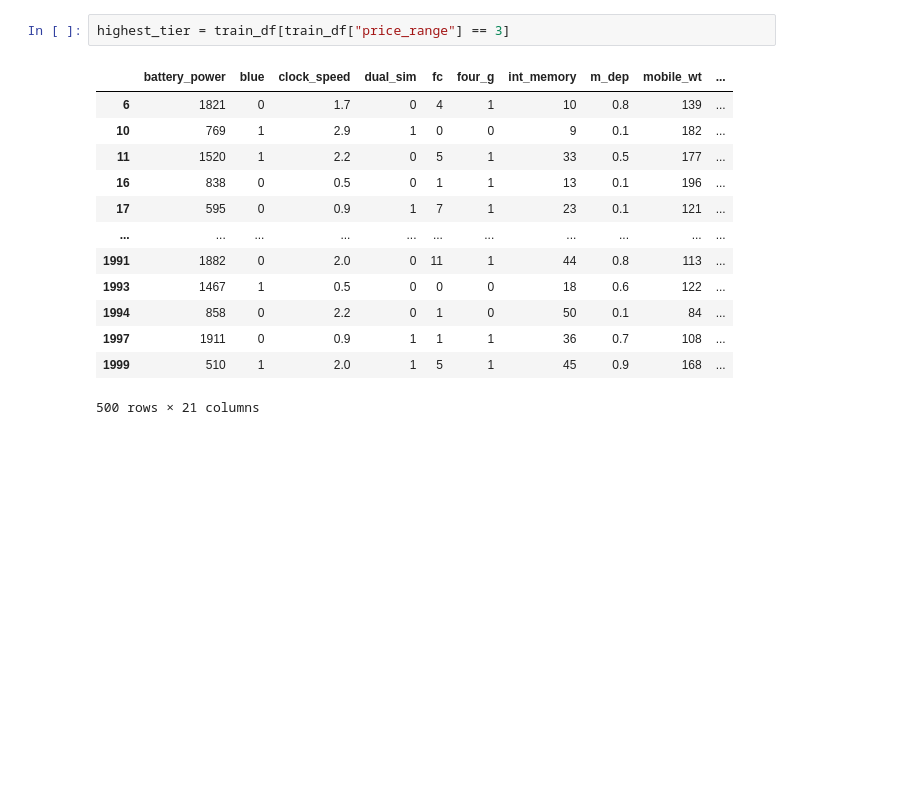
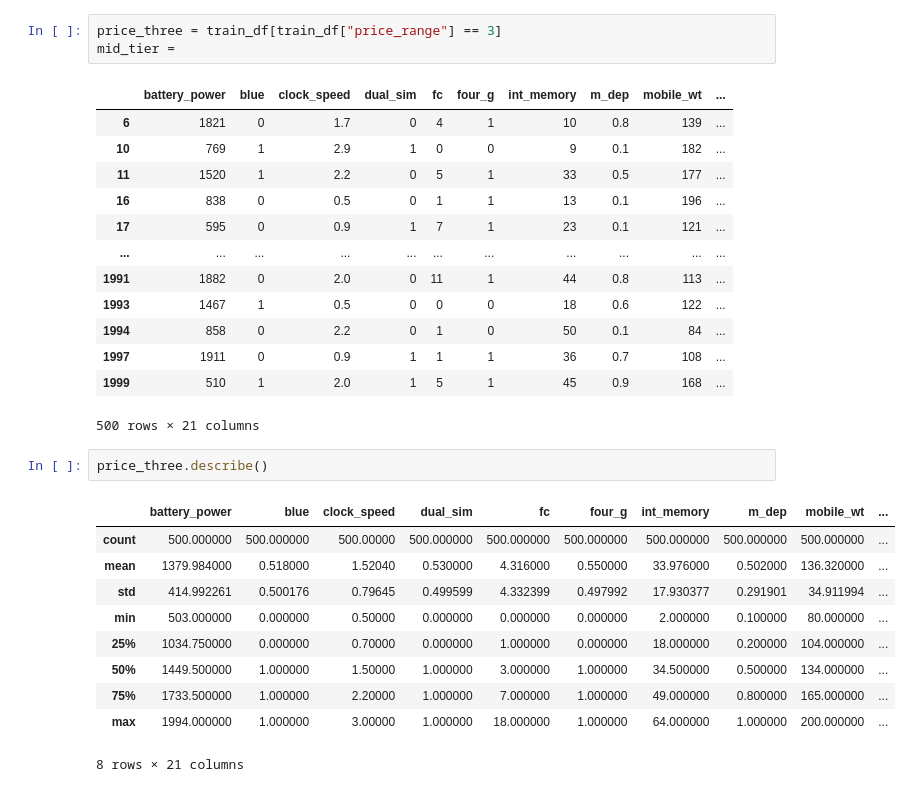
Before and after one commit to MaukanMir/Mobile-Price-Classification, a Jupyter notebook: training.ipynb, the cells around one changed output. Saved outputs shown, nothing was run; the diff lists cells and outputs as text; blank space fills up the shorter version.

Commit message:
Adding tier demographics

```diff
--- a/training.ipynb
+++ b/training.ipynb
@@ -55,7 +55,8 @@ train_df["price_range"].value_counts().plot.bar()
 <Axes: xlabel='price_range'>
 [figure]
 # %%
-highest_tier = train_df[train_df["price_range"] == 3]
+price_three = train_df[train_df["price_range"] == 3]
+mid_tier =
 # %% [output]
 |  | battery_power | blue | clock_speed | dual_sim | fc | four_g | int_memory | m_dep | mobile_wt | ... |
 | 6 | 1821 | 0 | 1.7 | 0 | 4 | 1 | 10 | 0.8 | 139 | ... |
@@ -70,3 +71,16 @@ highest_tier = train_df[train_df["price_range"] == 3]
 | 1997 | 1911 | 0 | 0.9 | 1 | 1 | 1 | 36 | 0.7 | 108 | ... |
 | 1999 | 510 | 1 | 2.0 | 1 | 5 | 1 | 45 | 0.9 | 168 | ... |
 500 rows × 21 columns
+# %%
+price_three.describe()
+# %% [output]
+|  | battery_power | blue | clock_speed | dual_sim | fc | four_g | int_memory | m_dep | mobile_wt | ... |
+| count | 500.000000 | 500.000000 | 500.00000 | 500.000000 | 500.000000 | 500.000000 | 500.000000 | 500.000000 | 500.000000 | ... |
+| mean | 1379.984000 | 0.518000 | 1.52040 | 0.530000 | 4.316000 | 0.550000 | 33.976000 | 0.502000 | 136.320000 | ... |
+| std | 414.992261 | 0.500176 | 0.79645 | 0.499599 | 4.332399 | 0.497992 | 17.930377 | 0.291901 | 34.911994 | ... |
+| min | 503.000000 | 0.000000 | 0.50000 | 0.000000 | 0.000000 | 0.000000 | 2.000000 | 0.100000 | 80.000000 | ... |
+| 25% | 1034.750000 | 0.000000 | 0.70000 | 0.000000 | 1.000000 | 0.000000 | 18.000000 | 0.200000 | 104.000000 | ... |
+| 50% | 1449.500000 | 1.000000 | 1.50000 | 1.000000 | 3.000000 | 1.000000 | 34.500000 | 0.500000 | 134.000000 | ... |
+| 75% | 1733.500000 | 1.000000 | 2.20000 | 1.000000 | 7.000000 | 1.000000 | 49.000000 | 0.800000 | 165.000000 | ... |
+| max | 1994.000000 | 1.000000 | 3.00000 | 1.000000 | 18.000000 | 1.000000 | 64.000000 | 1.000000 | 200.000000 | ... |
+8 rows × 21 columns
```
